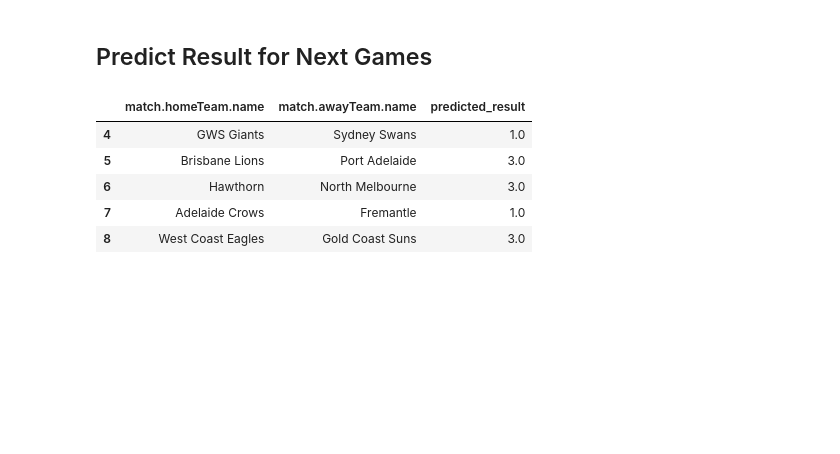
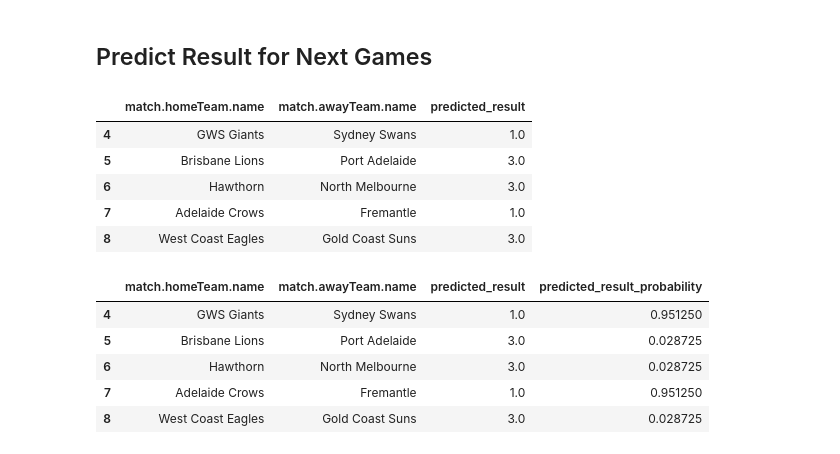
Before and after one commit to Sage-of-Sparta/probabilistic-afl-tipping, a Jupyter notebook: XGBoost_AFL_Prediction_Modelling.ipynb, the cells around one changed output. Drawn from its saved outputs; the diff is of its cells as text; code cells hidden in the pictures; blank space fills up the shorter version.

```diff
--- a/XGBoost_AFL_Prediction_Modelling.ipynb
+++ b/XGBoost_AFL_Prediction_Modelling.ipynb
@@ -299,3 +299,16 @@ xgb_df_next_games
 | 6 | Hawthorn | North Melbourne | 3.0 |
 | 7 | Adelaide Crows | Fremantle | 1.0 |
 | 8 | West Coast Eagles | Gold Coast Suns | 3.0 |
+# %%
+ z_pred_prob = XGB_model.predict_proba(Z)
+# %%
+xgb_df_next_games['predicted_result_probability'] = z_pred_prob
+# %%
+xgb_df_next_games
+# %% [output]
+|  | match.homeTeam.name | match.awayTeam.name | predicted_result | predicted_result_probability |
+| 4 | GWS Giants | Sydney Swans | 1.0 | 0.951250 |
+| 5 | Brisbane Lions | Port Adelaide | 3.0 | 0.028725 |
+| 6 | Hawthorn | North Melbourne | 3.0 | 0.028725 |
+| 7 | Adelaide Crows | Fremantle | 1.0 | 0.951250 |
+| 8 | West Coast Eagles | Gold Coast Suns | 3.0 | 0.028725 |
```
Also changed, not shown: 3 other files.
